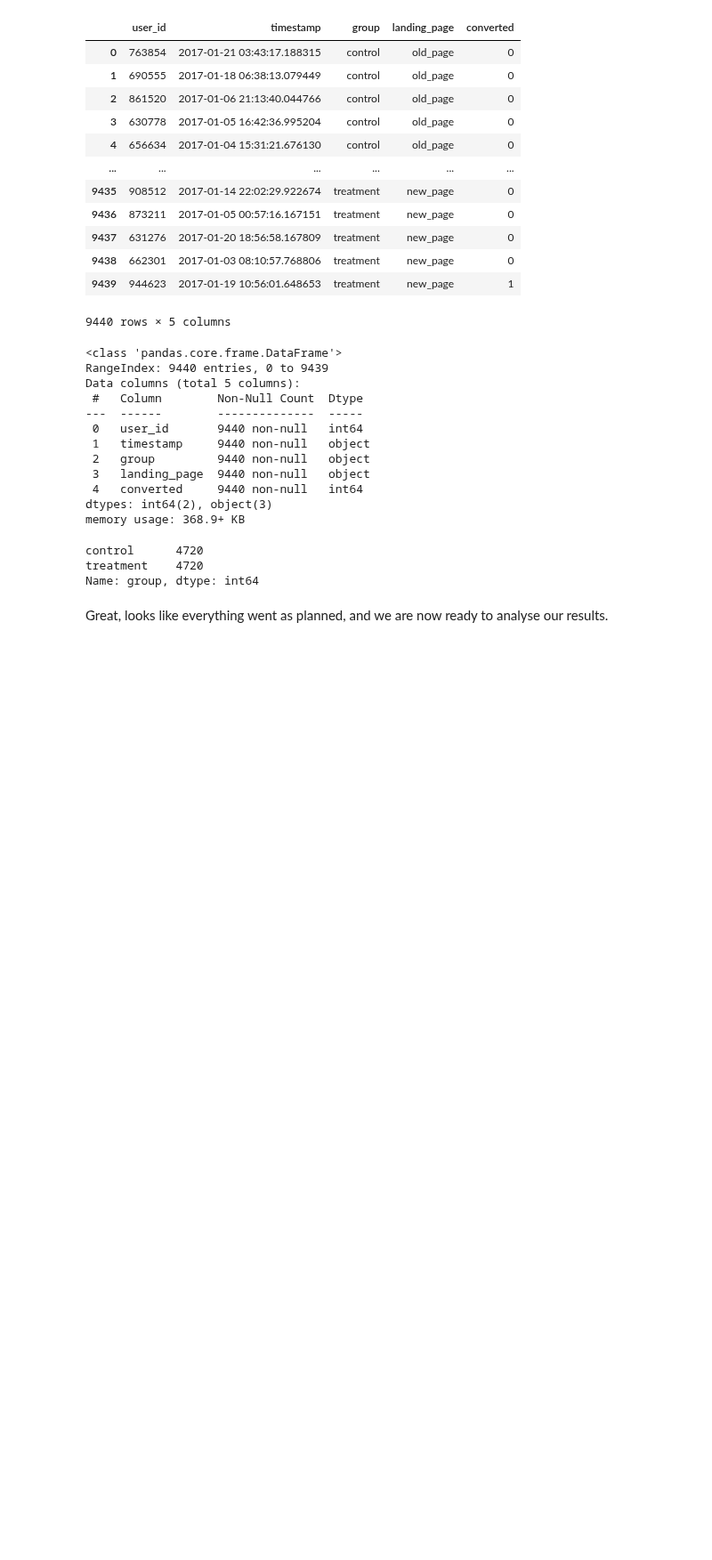
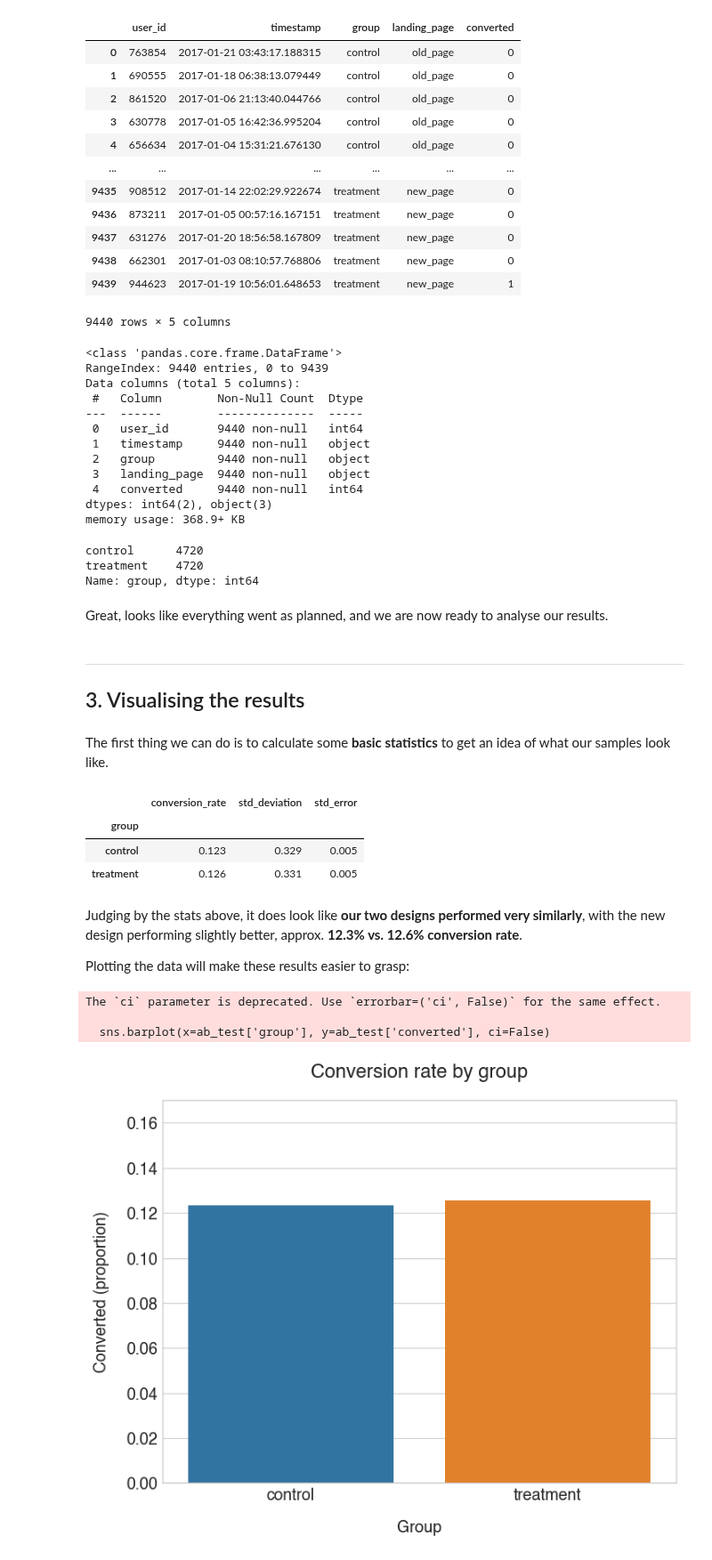
Before and after one commit to emkhalidi/ab-testing-new-webpage-design, a Jupyter notebook: AB_testing_with_Python.ipynb, the cells around one changed output. Shown at 89% size. Cells and saved outputs as stored; diff of their text form; code cells hidden in the pictures; blank space fills up the shorter version.

```diff
--- a/AB_testing_with_Python.ipynb
+++ b/AB_testing_with_Python.ipynb
@@ -237,3 +237,42 @@ treatment    4720
 Name: group, dtype: int64
 # %% [markdown]
 Great, looks like everything went as planned, and we are now ready to analyse our results.
+# %% [markdown]
+***
+## 3. Visualising the results
+# %% [markdown]
+The first thing we can do is to calculate some **basic statistics** to get an idea of what our samples look like.
+# %%
+conversion_rates = ab_test.groupby('group')['converted']
+
+std_p = lambda x: np.std(x, ddof=0)              # Std. deviation of the proportion
+se_p = lambda x: stats.sem(x, ddof=0)            # Std. error of the proportion (std / sqrt(n))
+
+conversion_rates = conversion_rates.agg([np.mean, std_p, se_p])
+conversion_rates.columns = ['conversion_rate', 'std_deviation', 'std_error']
+
+
+conversion_rates.style.format('{:.3f}')
+# %% [output]
+|  | conversion_rate | std_deviation | std_error |
+| group |  |  |  |
+| control | 0.123 | 0.329 | 0.005 |
+| treatment | 0.126 | 0.331 | 0.005 |
+# %% [markdown]
+Judging by the stats above, it does look like **our two designs performed very similarly**, with the new design performing slightly better, approx. **12.3% vs. 12.6% conversion rate**.
+
+Plotting the data will make these results easier to grasp:
+# %%
+plt.figure(figsize=(8,6))
+
+sns.barplot(x=ab_test['group'], y=ab_test['converted'], ci=False)
+
+plt.ylim(0, 0.17)
+plt.title('Conversion rate by group', pad=20)
+plt.xlabel('Group', labelpad=15)
+plt.ylabel('Converted (proportion)', labelpad=15);
+# %% [output]
+The `ci` parameter is deprecated. Use `errorbar=('ci', False)` for the same effect.
+
+  sns.barplot(x=ab_test['group'], y=ab_test['converted'], ci=False)
+[figure, added]
```
Also changed, not shown: parts of 1 cell of this notebook.
